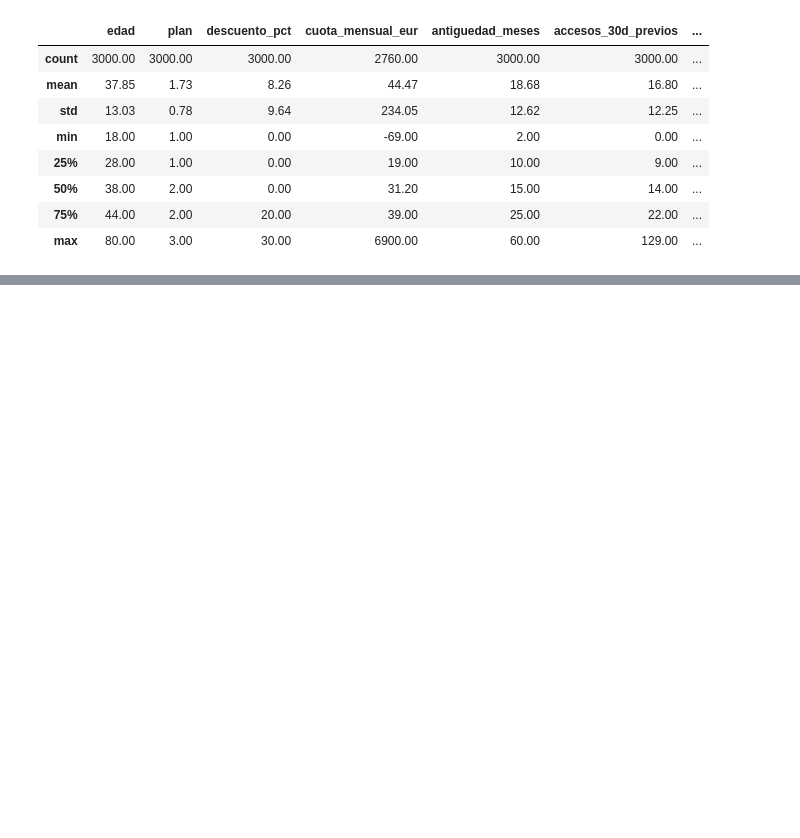
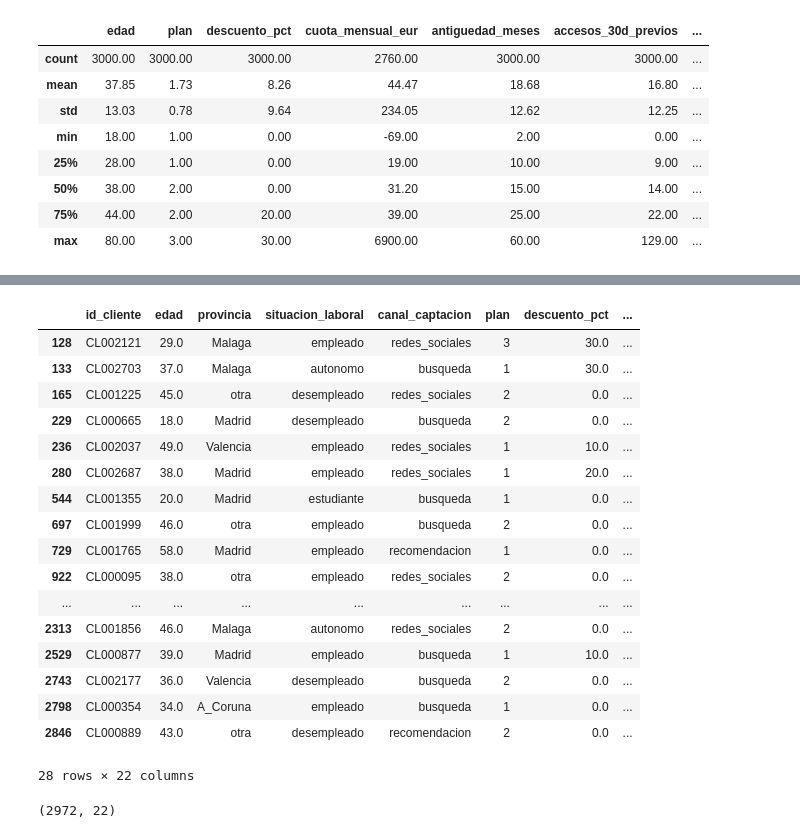
Before and after one commit to BorjaFdz/programacion-ia-alumnos, a Jupyter notebook: 05_Machine_Learning/EJERCICIO_ABANDONO/Abandono_borja.ipynb, the cells around one changed output, grey strips where cells are left out. Cells and saved outputs as stored; diff of their text form; code cells hidden in the pictures; blank space fills up the shorter version.

```diff
--- a/05_Machine_Learning/EJERCICIO_ABANDONO/Abandono_borja.ipynb
+++ b/05_Machine_Learning/EJERCICIO_ABANDONO/Abandono_borja.ipynb
@@ -761,0 +794,28 @@ dtype: object
+# %%
+# Reglas de coherencia
+df["check_completados"] = df["cursos_completados_30d"] <= df["cursos_iniciados_30d"]
+df["check_iniciados"] = df["cursos_iniciados_30d"] <= df["accesos_30d"]
+
+# Posible inconsistencia: cursos completados sin las 2 horas mínimas por curso
+df["check_horas"] = df["horas_uso_30d"] >= 2 * df["cursos_completados_30d"]
+# %%
+df[~df["check_completados"] | ~df["check_iniciados"] | ~df["check_horas"]]
+# %% [output]
+|  | id_cliente | edad | provincia | situacion_laboral | canal_captacion | plan | descuento_pct | ... |
+| 128 | CL002121 | 29.0 | Malaga | empleado | redes_sociales | 3 | 30.0 | ... |
+| 133 | CL002703 | 37.0 | Malaga | autonomo | busqueda | 1 | 30.0 | ... |
+| 165 | CL001225 | 45.0 | otra | desempleado | redes_sociales | 2 | 0.0 | ... |
+| 229 | CL000665 | 18.0 | Madrid | desempleado | busqueda | 2 | 0.0 | ... |
+| 236 | CL002037 | 49.0 | Valencia | empleado | redes_sociales | 1 | 10.0 | ... |
+| 280 | CL002687 | 38.0 | Madrid | empleado | redes_sociales | 1 | 20.0 | ... |
+| 544 | CL001355 | 20.0 | Madrid | estudiante | busqueda | 1 | 0.0 | ... |
+| 697 | CL001999 | 46.0 | otra | empleado | busqueda | 2 | 0.0 | ... |
+| 729 | CL001765 | 58.0 | Madrid | empleado | recomendacion | 1 | 0.0 | ... |
+| 922 | CL000095 | 38.0 | otra | empleado | redes_sociales | 2 | 0.0 | ... |
+| ... | ... | ... | ... | ... | ... | ... | ... | ... |
+| 2313 | CL001856 | 46.0 | Malaga | autonomo | redes_sociales | 2 | 0.0 | ... |
+| 2529 | CL000877 | 39.0 | Madrid | empleado | busqueda | 1 | 10.0 | ... |
+| 2743 | CL002177 | 36.0 | Valencia | desempleado | busqueda | 2 | 0.0 | ... |
+| 2798 | CL000354 | 34.0 | A_Coruna | empleado | busqueda | 1 | 0.0 | ... |
+| 2846 | CL000889 | 43.0 | otra | desempleado | recomendacion | 2 | 0.0 | ... |
+28 rows × 22 columns
@@ -761,0 +828,4 @@ dtype: object
+# %%
+df.shape
+# %% [output]
+(2972, 22)
```
Also changed, not shown: parts of 39 cells of this notebook.
